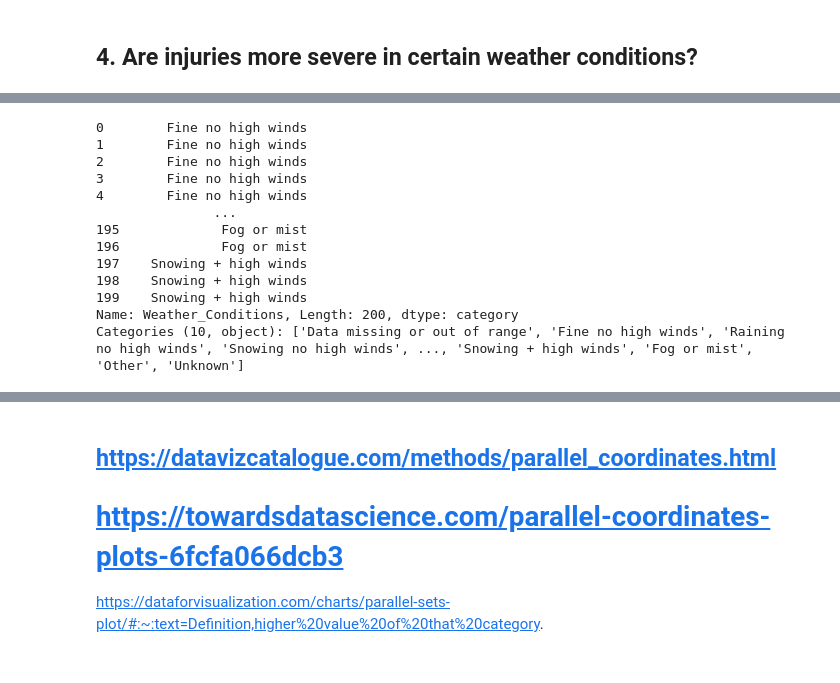
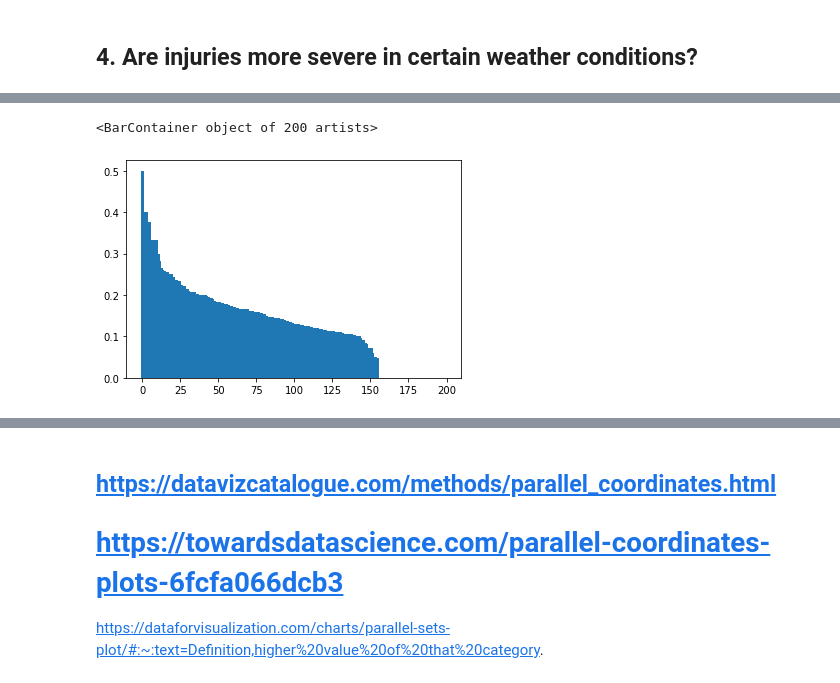
Before and after one commit to GaborJenei/DS-Stackoverflow-Survey, a Jupyter notebook: 01_Intro_to_DS/3_BlogPost/Udacity DSND Project1_BlogPost.ipynb, the cells around one changed output, grey strips where cells are left out. Drawn from its saved outputs; the diff is of its cells as text; code cells hidden in the pictures.

```diff
--- a/01_Intro_to_DS/3_BlogPost/Udacity DSND Project1_BlogPost.ipynb
+++ b/01_Intro_to_DS/3_BlogPost/Udacity DSND Project1_BlogPost.ipynb
@@ -176,13 +214,3 @@ fig.set(xlim=(0, 110), xlabel=('Age'), xticks=list(range(0,110,10)))
 condition_cols = ['Light_Conditions', 'Weather_Conditions', 'Road_Surface_Conditions']
 
 df_casualties_conditions = df_casualties.merge(df_accidents[['Accident_Index'] + condition_cols], on='Accident_Index', how='left')
-# %%
-light_dict = {1:'Daylight',4:'Darkness - lights lit',5:'Darkness - lights unlit',6:'Darkness - no lighting',7:'Darkness - lighting unknown',-1:'Data missing or out of range'}
-weather_dict ={1:'Fine no high winds',2:'Raining no high winds',3:'Snowing no high winds',4:'Fine + high winds',5:'Raining + high winds',6:'Snowing + high winds',7:'Fog or mist',8:'Other',9:'Unknown',-1:'Data missing or out of range'}
-surface_dict = {1:'Dry',2:'Wet or damp',3:'Snow',4:'Frost or ice',5:'Flood over 3cm. deep',6:'Oil or diesel',7:'Mud',-1:'Data missing or out of range'}
-
-df_casualties_conditions = ToCategorical(df_casualties_conditions, condition_cols + ['Casualty_Severity'], [light_dict, weather_dict, surface_dict, severity])
-print(len(df_casualties_conditions))
-# drop missing values
-df_casualties_conditions = df_casualties_conditions[~(df_casualties_conditions[condition_cols]=='Data missing or out of range').any(axis=1)].copy()
-print(len(df_casualties_conditions))
@@ -191,0 +217,5 @@ print(len(df_casualties_conditions))
+# %%
+# drop missing values
+print(len(df_casualties_conditions))
+df_casualties_conditions = df_casualties_conditions[~(df_casualties_conditions[condition_cols].isin(['Data missing or out of range','Unkown']).any(axis=1))].copy()
+print(len(df_casualties_conditions))
@@ -192,6 +225,9 @@ print(len(df_casualties_conditions))
 # %%
+# Calculate Killed and severly injured casulty proportions
 df_ksi_counts = df_casualties_conditions.value_counts(subset=condition_cols+['Casualty_Severity']).unstack()
 df_ksi_props = df_ksi_counts[['Fatal', 'Serious']].sum(1) / df_ksi_counts.sum(axis=1)
 
 df_ksi_props = df_ksi_props.to_frame().reset_index()
 df_ksi_props.rename(columns={0:'KSI'}, inplace=True)
+df_ksi_props = df_ksi_props.sort_values(by='KSI', ascending=False).reset_index(drop=True)
+df_ksi_props.head()
@@ -198,2 +241,2 @@ df_ksi_props.rename(columns={0:'KSI'}, inplace=True)
 # %%
-df_ksi_props.head()
+df_ksi_props['label'] =
@@ -215,19 +243,10 @@ plt.barh(y=df_ksi_props.sort_values(by='KSI', ascending=False).reset_index().ind
-# %%
-df_ksi_props['Weather_Conditions']
-# %% [output]
-0        Fine no high winds
-1        Fine no high winds
-2        Fine no high winds
-3        Fine no high winds
-4        Fine no high winds
-               ...
-195             Fog or mist
-196             Fog or mist
-197    Snowing + high winds
-198    Snowing + high winds
-199    Snowing + high winds
-Name: Weather_Conditions, Length: 200, dtype: category
-Categories (10, object): ['Data missing or out of range', 'Fine no high winds', 'Raining no high winds', 'Snowing no high winds', ..., 'Snowing + high winds', 'Fog or mist', 'Other', 'Unknown']
+# %%
+plt.bar(height=df_ksi_props['KSI'], x=df_ksi_props.index, linewidth=0, width=1.0)
+
+# ax = sns.barplot(x=df_ksi_props.index, y="KSI", hue='Light_Conditions', palette="tab10", data=df_ksi_props)
+# %% [output]
+<BarContainer object of 200 artists>
+[figure, added]
 # %%
 df_ksi_props_encoded = df_ksi_props.copy()
 
```
Also changed, not shown: parts of 47 cells of this notebook.
